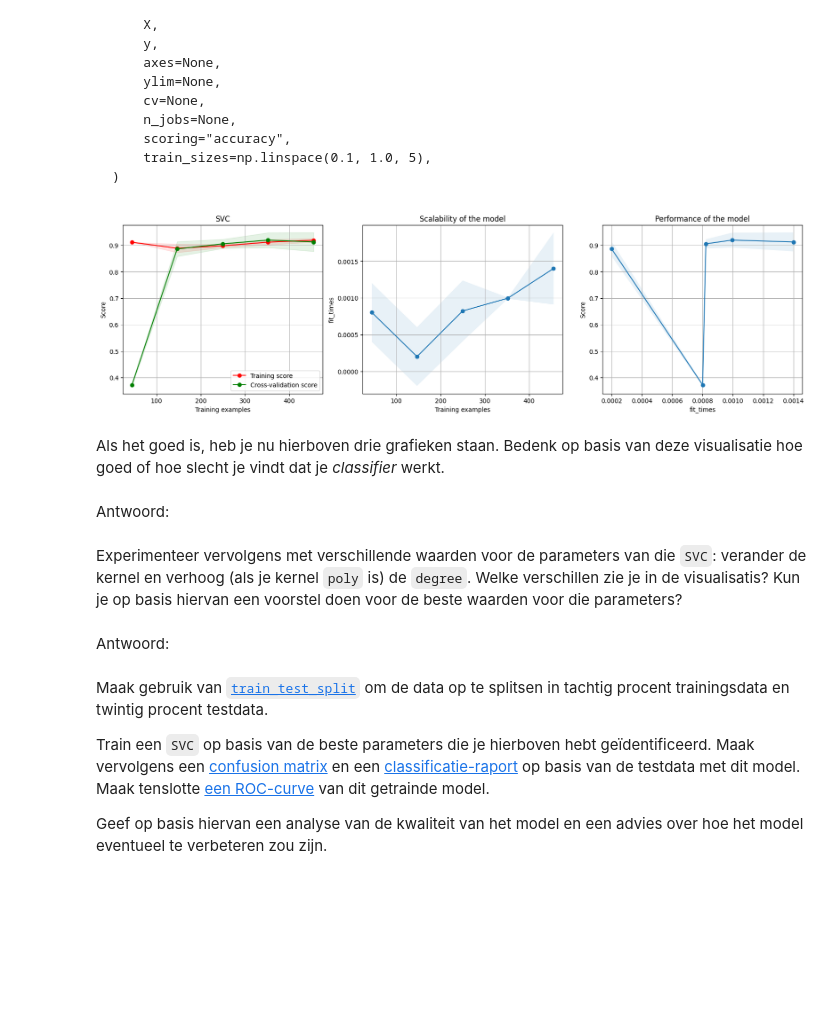
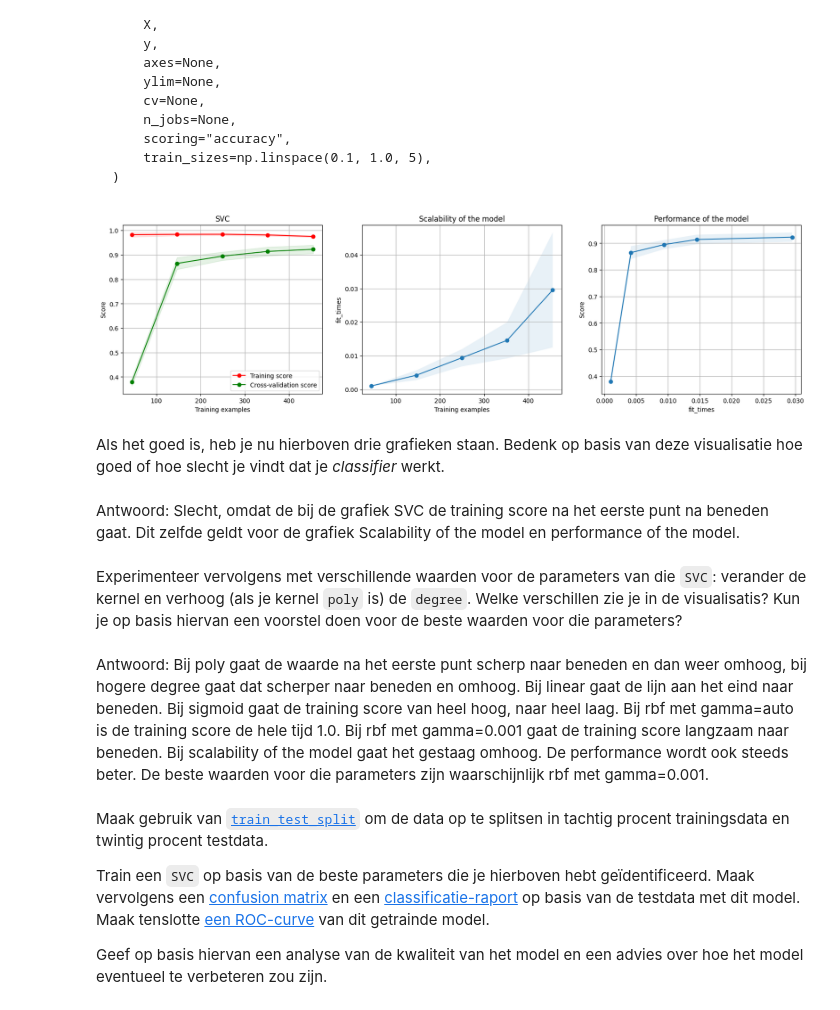
Before and after one commit to graatje/Machine-Learning, a Jupyter notebook: Opdracht model-evaluatie.ipynb, the cells around one changed output. Drawn from its saved outputs; the diff is of its cells as text; code cells hidden in the pictures; blank space fills up the shorter version.

Commit message:
antwoorden toegevoegd bij opgave 1

```diff
--- a/Opdracht model-evaluatie.ipynb
+++ b/Opdracht model-evaluatie.ipynb
@@ -58,21 +58,22 @@ plot_learning_curve(
 # %%
 from sklearn.svm import SVC
 from helpers import plot_learning_curve
 # YOUR CODE HERE
-model = SVC()
+model = SVC(kernel='rbf', gamma=0.001)
 plot_learning_curve(
     estimator=model,
     title="SVC",
     X=x,
     y=y,
     cv=5,
     train_sizes=np.linspace(0.1, 1.0, 5)
 )
 plt.show()
 # %% [output]
-[figure, old version]
+[figure, new version]
 # %% [markdown]
 Als het goed is, heb je nu hierboven drie grafieken staan. Bedenk op basis van deze visualisatie hoe goed of hoe slecht je vindt dat je *classifier* werkt.
 # %% [markdown]
-Antwoord:
+Antwoord: Slecht, omdat de bij de grafiek SVC de training score na het eerste punt na beneden gaat.
+Dit zelfde geldt voor de grafiek Scalability of the model en performance of the model.
 # %% [markdown]
@@ -80,6 +80,11 @@ Antwoord:
 Experimenteer vervolgens met verschillende waarden voor de parameters van die `SVC`: verander de kernel en verhoog (als je kernel `poly` is) de `degree`.  Welke verschillen zie je in de visualisatis? Kun je op basis hiervan een voorstel doen voor de beste waarden voor die parameters?
 # %% [markdown]
-Antwoord:
+Antwoord: Bij poly gaat de waarde na het eerste punt scherp naar beneden en dan weer omhoog, bij hogere degree gaat dat scherper naar beneden en omhoog.
+Bij linear gaat de lijn aan het eind naar beneden.
+Bij sigmoid gaat de training score van heel hoog, naar heel laag.
+Bij rbf met gamma=auto is de training score de hele tijd 1.0.
+Bij rbf met gamma=0.001 gaat de training score langzaam naar beneden. Bij scalability of the model gaat het gestaag omhoog. De performance wordt ook steeds beter.
+De beste waarden voor die parameters zijn waarschijnlijk rbf met gamma=0.001.
 # %% [markdown]
 Maak gebruik van [`train_test_split`](https://scikit-learn.org/stable/modules/generated/sklearn.model_selection.train_test_split.html) om de data op te splitsen in tachtig procent trainingsdata en twintig procent testdata.
 
```
Also changed, not shown: parts of 3 cells of this notebook.
